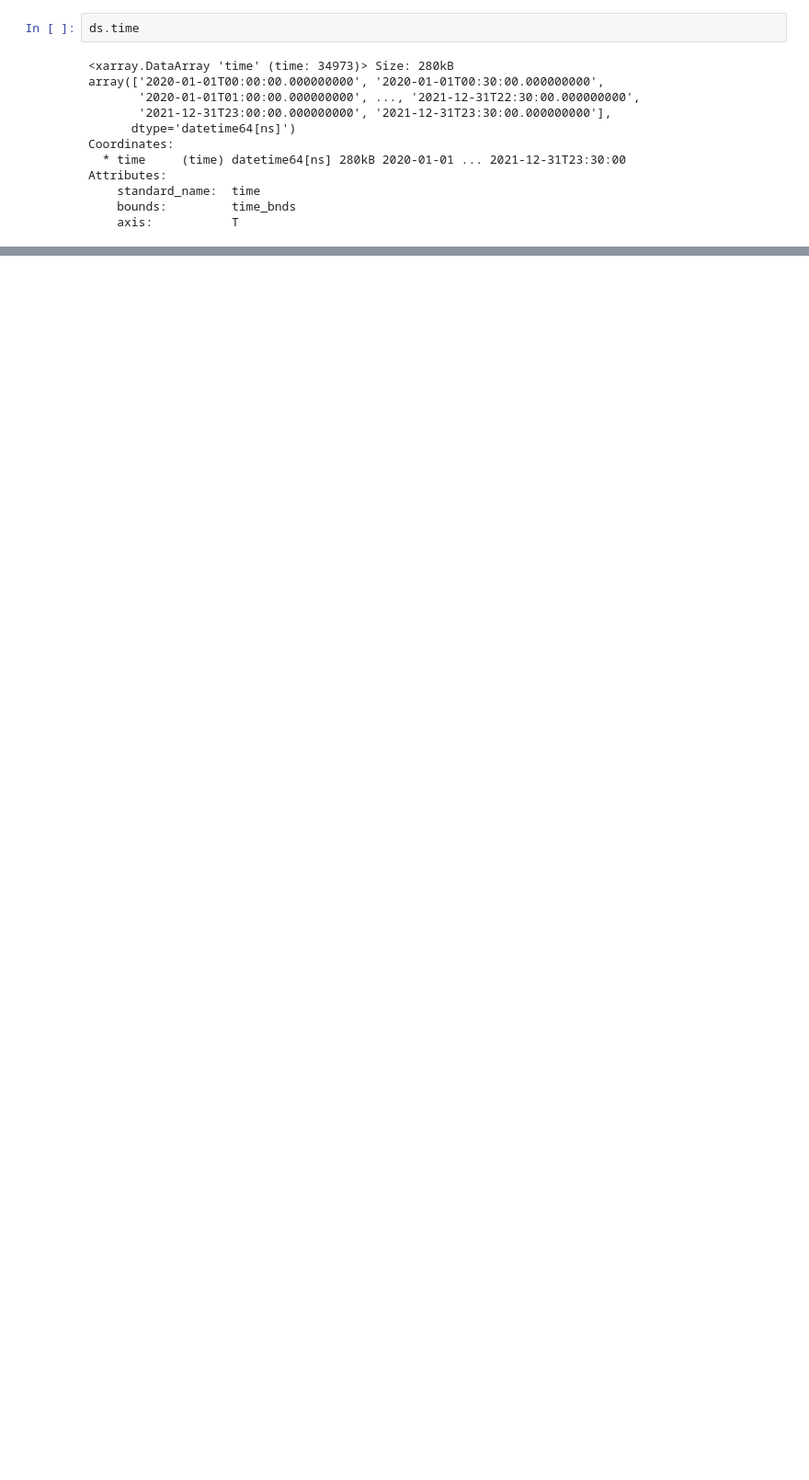
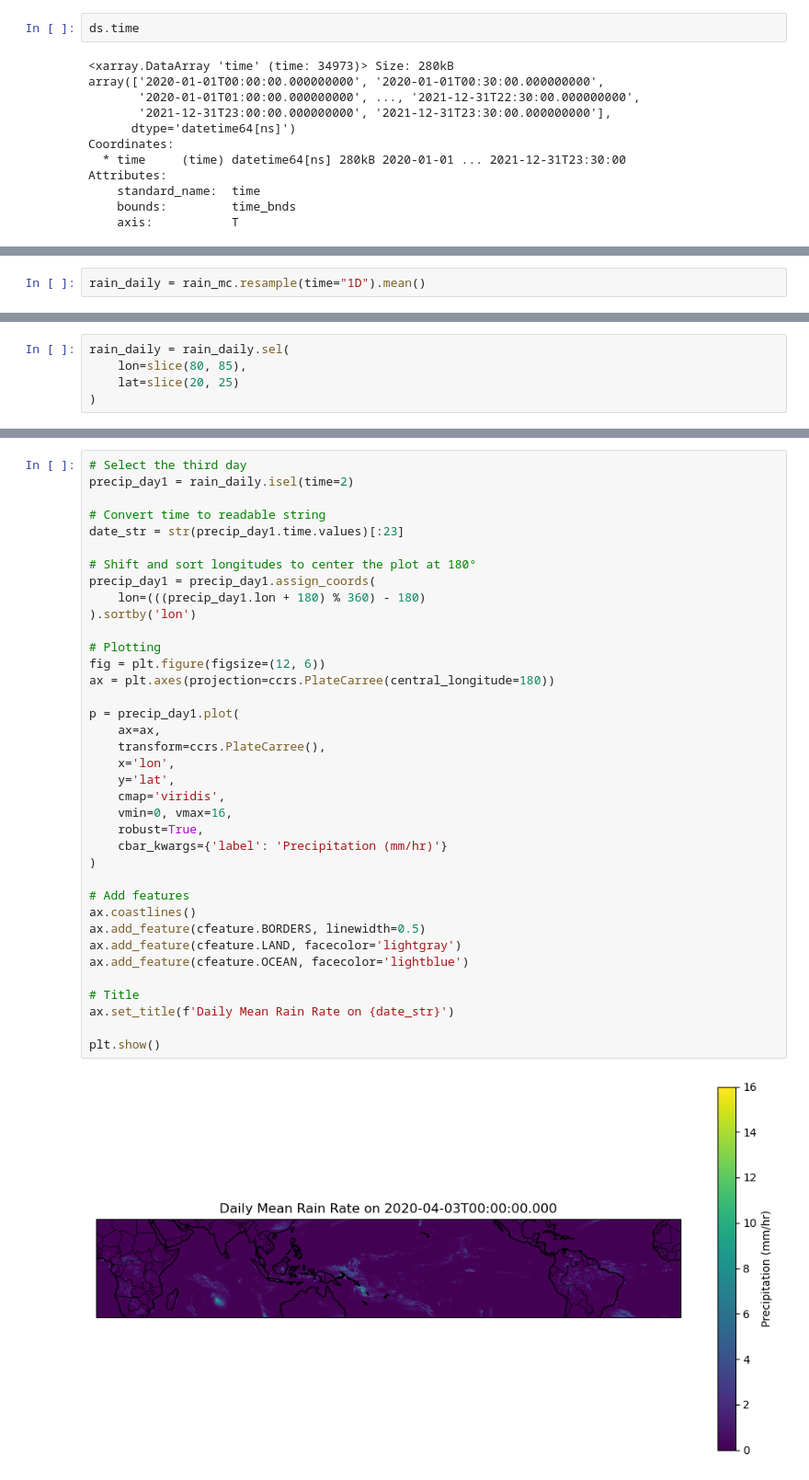
Before and after one commit to 21centuryweather/hk25-AusNode-DOCmeso, a Jupyter notebook: get_metrics/Greeshma/imerg.ipynb, the cells around one changed output, grey strips where cells are left out. Shown at 92% size. Drawn from its saved outputs; the diff is of its cells as text; blank space fills up the shorter version.

```diff
--- a/get_metrics/Greeshma/imerg.ipynb
+++ b/get_metrics/Greeshma/imerg.ipynb
@@ -139,0 +197,2 @@ rain_daily = rain_daily.sortby("lat")  # Ensure ascending lat order
+# %%
+rain_daily = rain_mc.resample(time="1D").mean()
@@ -139,0 +218,5 @@ rain_daily = rain_daily.sortby("lat")  # Ensure ascending lat order
+# %%
+rain_daily = rain_daily.sel(
+    lon=slice(80, 85),
+    lat=slice(20, 25)
+)
@@ -139,0 +240,39 @@ rain_daily = rain_daily.sortby("lat")  # Ensure ascending lat order
+# %%
+# Select the third day
+precip_day1 = rain_daily.isel(time=2)
+
+# Convert time to readable string
+date_str = str(precip_day1.time.values)[:23]
+
+# Shift and sort longitudes to center the plot at 180°
+precip_day1 = precip_day1.assign_coords(
+    lon=(((precip_day1.lon + 180) % 360) - 180)
+).sortby('lon')
+
+# Plotting
+fig = plt.figure(figsize=(12, 6))
+ax = plt.axes(projection=ccrs.PlateCarree(central_longitude=180))
+
+p = precip_day1.plot(
+    ax=ax,
+    transform=ccrs.PlateCarree(),
+    x='lon',
+    y='lat',
+    cmap='viridis',
+    vmin=0, vmax=16,
+    robust=True,
+    cbar_kwargs={'label': 'Precipitation (mm/hr)'}
+)
+
+# Add features
+ax.coastlines()
+ax.add_feature(cfeature.BORDERS, linewidth=0.5)
+ax.add_feature(cfeature.LAND, facecolor='lightgray')
+ax.add_feature(cfeature.OCEAN, facecolor='lightblue')
+
+# Title
+ax.set_title(f'Daily Mean Rain Rate on {date_str}')
+
+plt.show()
+# %% [output]
+[figure, added]
```
Also changed, not shown: parts of 17 cells of this notebook.
